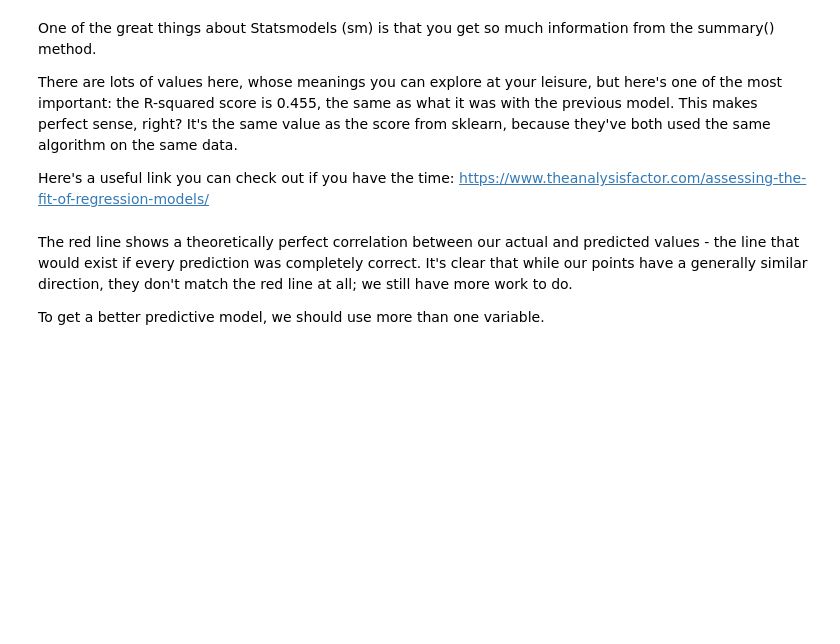
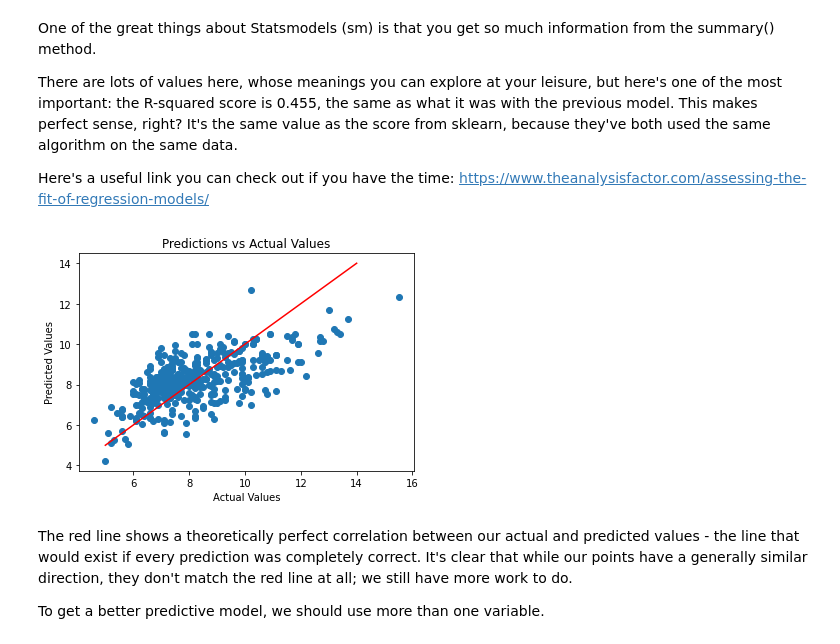
Before and after one commit to stevepereira91/Springboard-Coursework, a Jupyter notebook: Springboard Regression Case Study - the Red Wine Dataset - Tier 3.ipynb, the cells around one changed output. Drawn from its saved outputs; the diff is of its cells as text; code cells hidden in the pictures; blank space fills up the shorter version.

```diff
--- a/Springboard Regression Case Study - the Red Wine Dataset - Tier 3.ipynb
+++ b/Springboard Regression Case Study - the Red Wine Dataset - Tier 3.ipynb
@@ -403,23 +409,22 @@ Let's build a similar model using a different package, to see if we get a better
 # %%
 # Create the test and train sets. Here, we do things slightly differently.
 # We make the explanatory variable X as before.
-_ _ _
+x = wine_quality[['density']]
 
 # But here, reassign X the value of adding a constant to it. This is required for Ordinary Least Squares Regression.
 # Further explanation of this can be found here:
 # https://www.statsmodels.org/devel/generated/statsmodels.regression.linear_model.OLS.html
-_ _ _
+x = sm.add_constant(x)
 # %%
 # The rest of the preparation is as before.
-_ _ _
+y = wine_quality[['fixed.acidity']]
 
 # Split the data using train_test_split()
-_ _ _
+x_train, x_test, y_train, y_test = train_test_split(x,y,test_size = .25,random_state=123)
 # %%
 # Create the model
-_ _ _
-
+rmodel2 = sm.OLS(y_train,x_train)
 # Fit the model with fit()
-_ _ _
+rmodel2_results = rmodel2.fit()
 # %%
 # Evaluate the model with .summary()
@@ -432,17 +459,24 @@ There are lots of values here, whose meanings you can explore at your leisure, b
 Here's a useful link you can check out if you have the time: https://www.theanalysisfactor.com/assessing-the-fit-of-regression-models/
 # %%
 # Let's use our new model to make predictions of the dependent variable y. Use predict(), and plug in X_test as the parameter
-_ _ _
+ytest_pred = rmodel2_results.predict(x_test)
 # %%
 # Plot the predictions
 # Build a scatterplot
-_ _ _
+plt.scatter(y_test,ytest_pred)
 
 # Add a line for perfect correlation. Can you see what this line is doing? Use plot()
-_ _ _
+plt.plot([x for x in range(5,15)],[x for x in range(5,15)], color='red')
+
 
 # Label it nicely
-_ _ _
+plt.xlabel('Actual Values')
+plt.ylabel('Predicted Values')
+plt.title("Predictions vs Actual Values")
+
+plt.show()
+# %% [output]
+[figure, added]
 # %% [markdown]
 The red line shows a theoretically perfect correlation between our actual and predicted values - the line that would exist if every prediction was completely correct. It's clear that while our points have a generally similar direction, they don't match the red line at all; we still have more work to do.
 
```
Also changed, not shown: parts of 21 cells of this notebook.
